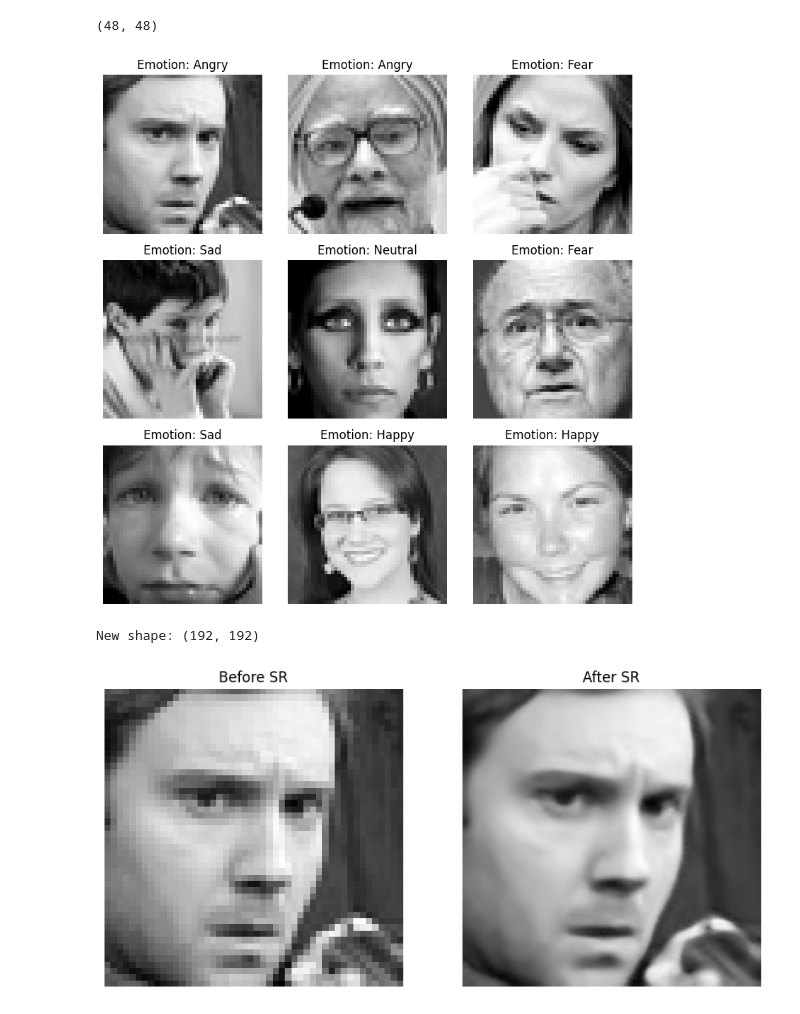
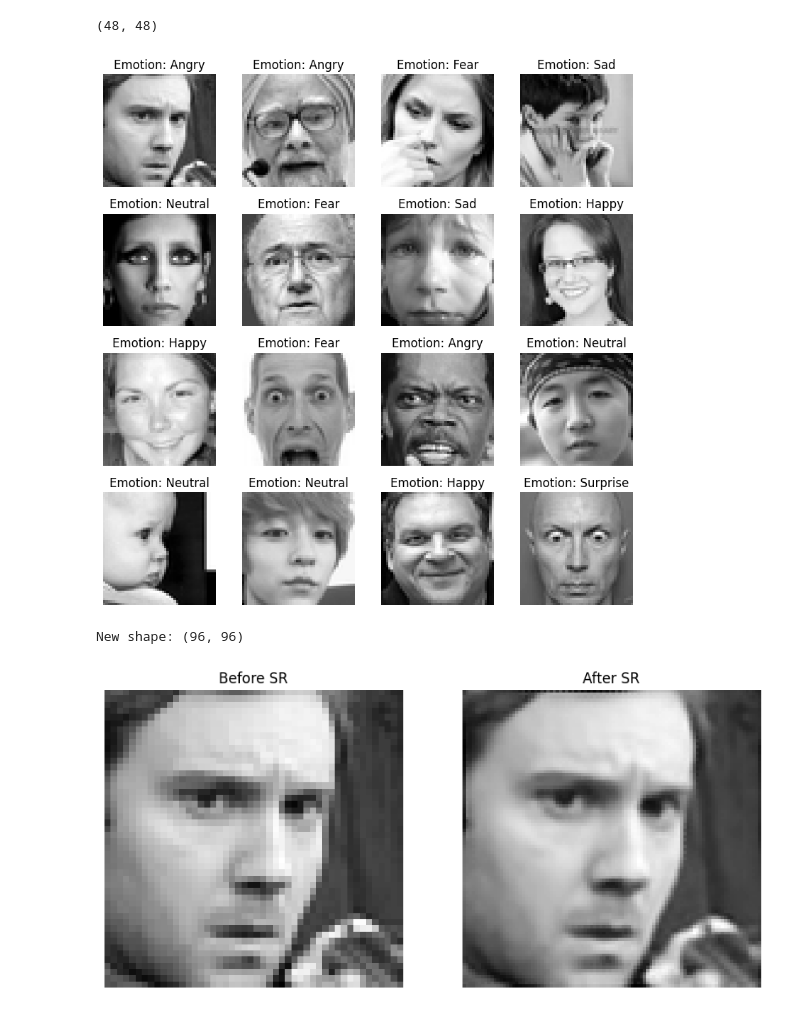
Before and after one commit to julietlawton/emotion-recognition, a Jupyter notebook: project.ipynb, the cells around one changed output. Cells and saved outputs as stored; diff of their text form; code cells hidden in the pictures.

```diff
--- a/project.ipynb
+++ b/project.ipynb
@@ -7,6 +64,6 @@ import cv2
 # %%
 # Read in dataset and examine its attributes
-fer_df = pd.read_csv('fer2013/fer2013.csv')
+fer_df = pd.read_csv('fer2013.csv')
 fer_df.info()
 # %% [output]
 <class 'pandas.core.frame.DataFrame'>
@@ -60,0 +164,29 @@ print(type(fer_df['pixels'].iloc[0]))
+# %%
+# Add more samples for all emotions except happy
+new_images = []
+
+# We can count in order because the directories are in the same order as the labels
+emotion_label_int = 0
+
+# For each directory, add the images to the appropriate class
+for dir in image_dirs:
+  images = os.listdir(dir)
+  # Skip happiness because it is overrepresented
+  if emotion_label_int != 3:
+    for image_file in images:
+        image_path = os.path.join(dir, image_file)
+
+        image = Image.open(image_path)
+        image = image.convert('L')
+        image = image.resize((48, 48))
+        image_array = np.array(image)
+
+        pixel_string = ' '.join(map(str, image_array.flatten()))
+        new_row = {'emotion': emotion_label_int, 'pixels': pixel_string}
+        new_images.append(new_row)
+
+  emotion_label_int += 1
+
+new_images_df = pd.DataFrame(new_images)
+
+fer_df = pd.concat([fer_df, new_images_df], ignore_index=True)
@@ -67,23 +219,23 @@ print(fer_df['pixels'].iloc[0].shape)
 # %%
 # Display the first few images in grayscale
 fig = plt.figure(figsize=(8,8))
-for i in range(9):
+for i in range(16):
     img = fer_df['pixels'].iloc[i]
     emotion = emotion_mapping[fer_df['emotion'].iloc[i]]
-    plt.subplot(3,3,i+1)
+    plt.subplot(4,4,i+1)
     plt.imshow(img, cmap='gray')
     plt.title(f"Emotion: {emotion}")
     plt.axis('off')
 
 fig.tight_layout()
 plt.show()
 # %% [output]
-[figure, old version]
+[figure, new version]
 # %%
 # Use super-resolution to make the images higher resolution
 sr = cv2.dnn_superres.DnnSuperResImpl_create()
-scale = 4
-path = f'models/LapSRN_x{scale}.pb'
+scale = 2
+path = 'LapSRN_x2.pb'
 sr.readModel(path)
 sr.setModel('lapsrn', scale)
 
@@ -115,8 +267,8 @@ plt.imshow(sr_image, cmap='gray')
 plt.axis('off')
 plt.show()
 # %% [output]
-New shape: (192, 192)
+New shape: (96, 96)
-[figure, old version]
+[figure, new version]
 # %%
 # Apply to all images
 fer_df['pixels'] = fer_df['pixels'].apply(improve_resolution)
```
Also changed, not shown: parts of 70 cells of this notebook.
